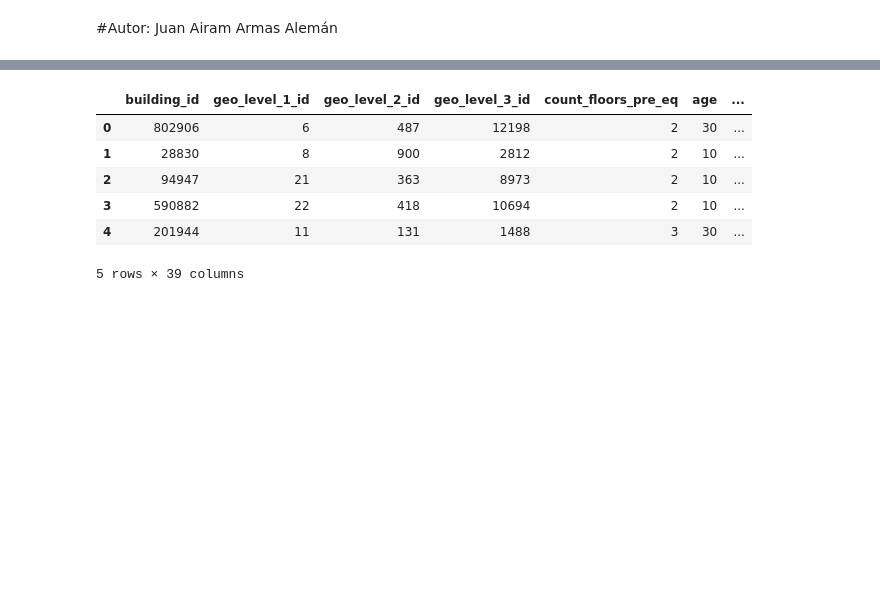
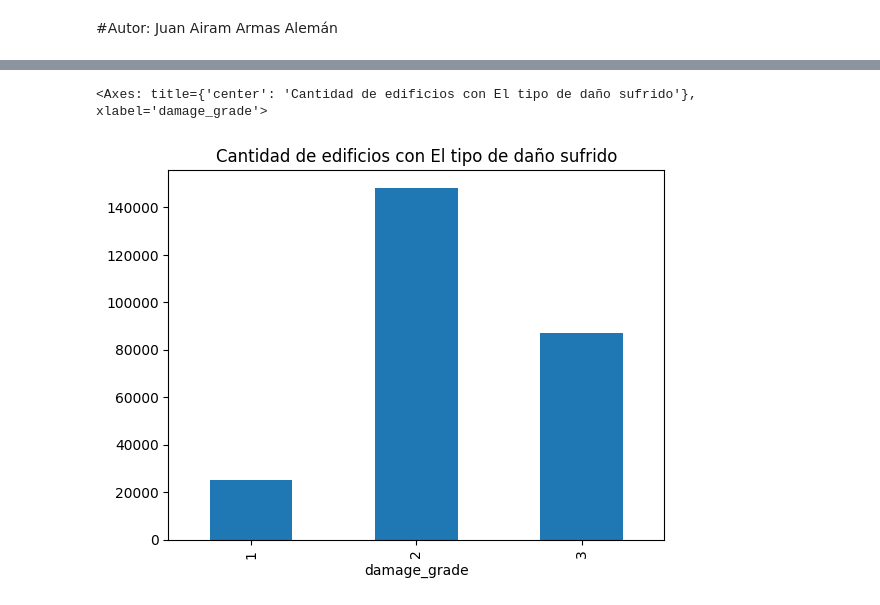
Before and after one commit to JuanArmas/BigDataSNS, a Jupyter notebook: Actividad_3_7_Terremotos_Juan_Armas.ipynb, the cells around one changed output, grey strips where cells are left out. Cells and saved outputs as stored; diff of their text form; code cells hidden in the pictures; blank space fills up the shorter version.

```diff
--- a/Actividad_3_7_Terremotos_Juan_Armas.ipynb
+++ b/Actividad_3_7_Terremotos_Juan_Armas.ipynb
@@ -63,18 +73,11 @@ train_values_path = "/content/drive/MyDrive/Practica_Terremotos/train_values.csv
 test_values_path = "/content/drive/MyDrive/Practica_Terremotos/test_values.csv"
 train_labels_path = "/content/drive/MyDrive/Practica_Terremotos/train_labels.csv"
 # %%
-train_values_df = pd.read_csv(train_values_path)
-test_values_df = pd.read_csv(test_values_path)
-train_labels_df = pd.read_csv(train_labels_path)
+# Establecemos la columna 'building_id' como el índice para los DataFrames resultantes
+train_values_df = pd.read_csv(train_values_path, index_col='building_id')
+test_values_df = pd.read_csv(test_values_path, index_col='building_id')
+train_labels_df = pd.read_csv(train_labels_path, index_col='building_id')
 # %%
-train_values_df.head()
+# train_values_df.head()
 # test_values_df.head()
 # train_labels_df.head()
-# %% [output]
-|  | building_id | geo_level_1_id | geo_level_2_id | geo_level_3_id | count_floors_pre_eq | age | ... |
-| 0 | 802906 | 6 | 487 | 12198 | 2 | 30 | ... |
-| 1 | 28830 | 8 | 900 | 2812 | 2 | 10 | ... |
-| 2 | 94947 | 21 | 363 | 8973 | 2 | 10 | ... |
-| 3 | 590882 | 22 | 418 | 10694 | 2 | 10 | ... |
-| 4 | 201944 | 11 | 131 | 1488 | 3 | 30 | ... |
-5 rows × 39 columns
@@ -80,0 +88,8 @@ train_values_df.head()
+# %%
+(train_labels_df.damage_grade
+             .value_counts()
+             .sort_index()
+             .plot.bar(title="Cantidad de edificios con El tipo de daño sufrido"))
+# %% [output]
+<Axes: title={'center': 'Cantidad de edificios con El tipo de daño sufrido'}, xlabel='damage_grade'>
+[figure, added]
```
Also changed, not shown: parts of 39 cells of this notebook.
